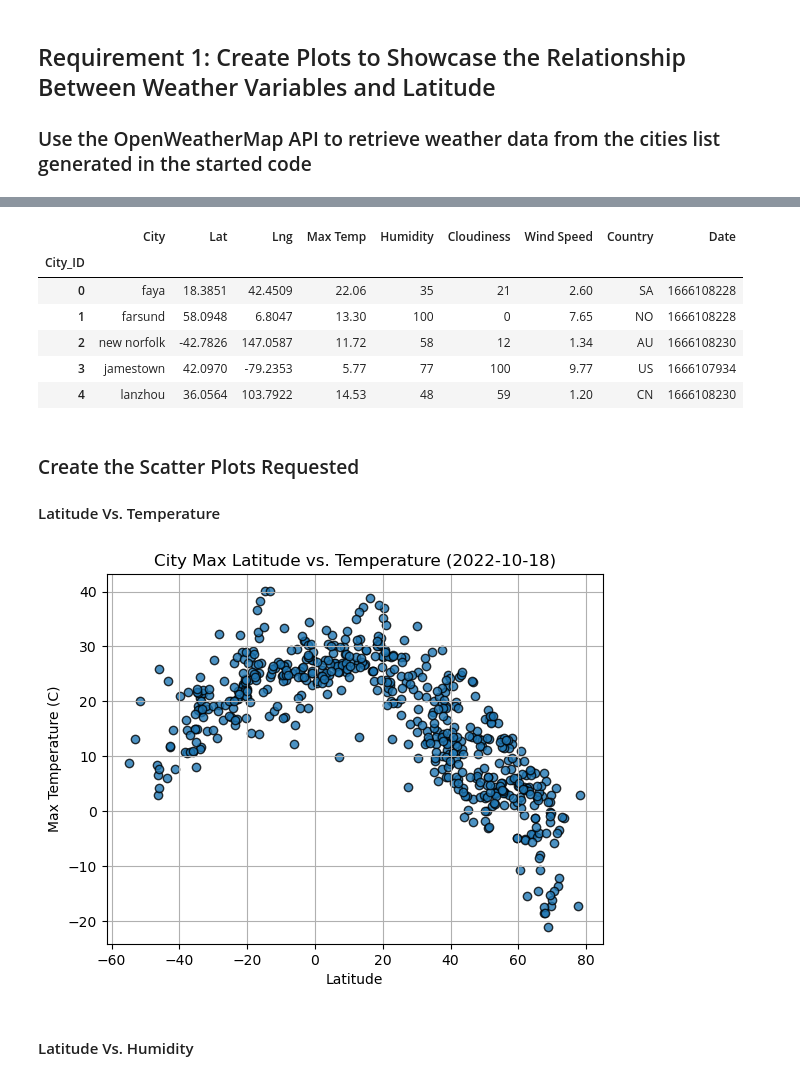
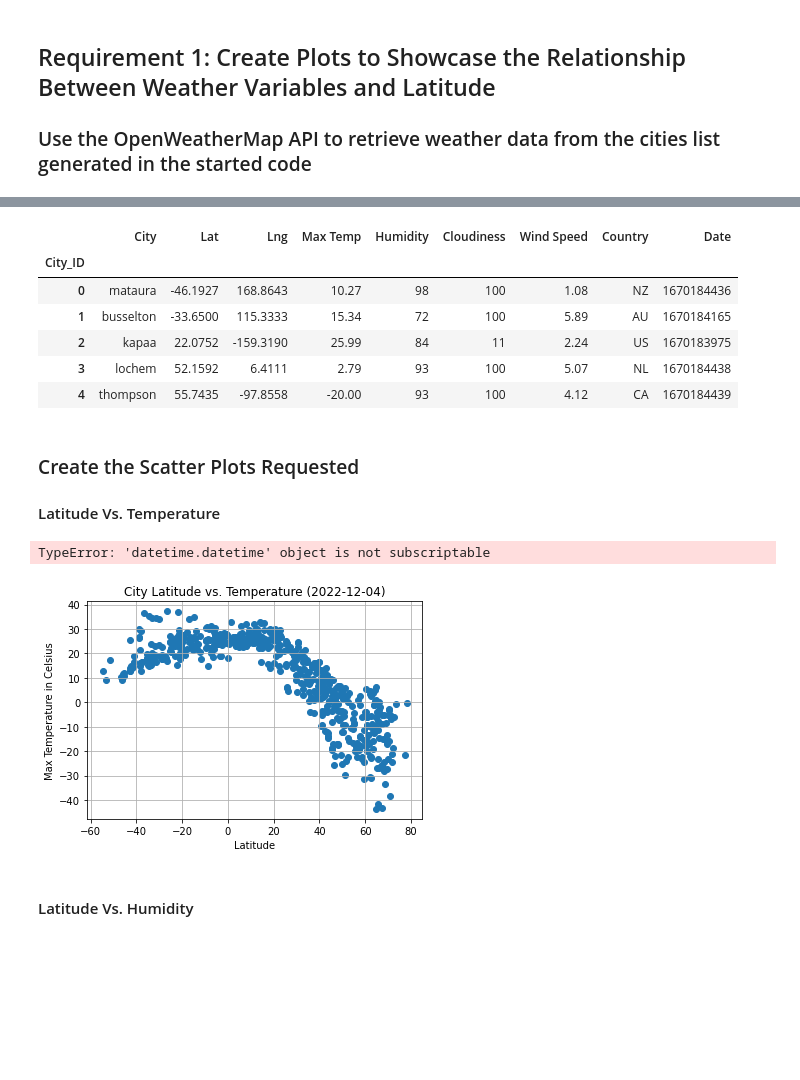
Before and after one commit to kidstonb/python-api-challenge, a Jupyter notebook: WeatherPy/starter_code/WeatherPy.ipynb, the cells around one changed output, grey strips where cells are left out. Saved outputs shown, nothing was run; the diff lists cells and outputs as text; code cells hidden in the pictures; blank space fills up the shorter version.

```diff
--- a/WeatherPy/starter_code/WeatherPy.ipynb
+++ b/WeatherPy/starter_code/WeatherPy.ipynb
@@ -172,35 +176,46 @@ city_data_df.to_csv("output_data/cities.csv", index_label="City_ID")
 # %%
 # Read saved data
-city_data_df = pd.read_csv("output_data/cities.csv", index_col="City_ID")
+city_data_df = pd.read_csv("../output_data/cities.csv", index_col="City_ID")
 
 # Display sample data
 city_data_df.head()
 # %% [output]
 |  | City | Lat | Lng | Max Temp | Humidity | Cloudiness | Wind Speed | Country | Date |
 | City_ID |  |  |  |  |  |  |  |  |  |
-| 0 | faya | 18.3851 | 42.4509 | 22.06 | 35 | 21 | 2.60 | SA | 1666108228 |
-| 1 | farsund | 58.0948 | 6.8047 | 13.30 | 100 | 0 | 7.65 | NO | 1666108228 |
-| 2 | new norfolk | -42.7826 | 147.0587 | 11.72 | 58 | 12 | 1.34 | AU | 1666108230 |
-| 3 | jamestown | 42.0970 | -79.2353 | 5.77 | 77 | 100 | 9.77 | US | 1666107934 |
-| 4 | lanzhou | 36.0564 | 103.7922 | 14.53 | 48 | 59 | 1.20 | CN | 1666108230 |
+| 0 | mataura | -46.1927 | 168.8643 | 10.27 | 98 | 100 | 1.08 | NZ | 1670184436 |
+| 1 | busselton | -33.6500 | 115.3333 | 15.34 | 72 | 100 | 5.89 | AU | 1670184165 |
+| 2 | kapaa | 22.0752 | -159.3190 | 25.99 | 84 | 11 | 2.24 | US | 1670183975 |
+| 3 | lochem | 52.1592 | 6.4111 | 2.79 | 93 | 100 | 5.07 | NL | 1670184438 |
+| 4 | thompson | 55.7435 | -97.8558 | -20.00 | 93 | 100 | 4.12 | CA | 1670184439 |
 # %% [markdown]
 ### Create the Scatter Plots Requested
 
 #### Latitude Vs. Temperature
+# %%
+test = datetime.fromtimestamp(city_data_df['Date'][0]
+# %% [output]
+TypeError: 'datetime.datetime' object is not subscriptable
 # %%
 # Build scatter plot for latitude vs. temperature
 # YOUR CODE HERE
+x_lat = city_data_df['Lat']
+y_temp = city_data_df['Max Temp']
+plt.scatter(x_lat,y_temp,marker='o')
 
 # Incorporate the other graph properties
 # YOUR CODE HERE
+plt.title(f"City Latitude vs. Temperature ({date.today()})")
+plt.xlabel("Latitude")
+plt.ylabel("Max Temperature in Celsius")
+plt.grid()
 
 # Save the figure
-plt.savefig("output_data/Fig1.png")
+plt.savefig("../output_data/Fig1.png")
 
 # Show plot
 plt.show()
 # %% [output]
-[figure, old version]
+[figure, new version]
 # %% [markdown]
 #### Latitude Vs. Humidity
 # %%
```
Also changed, not shown: parts of 37 cells of this notebook, 5 other files.
